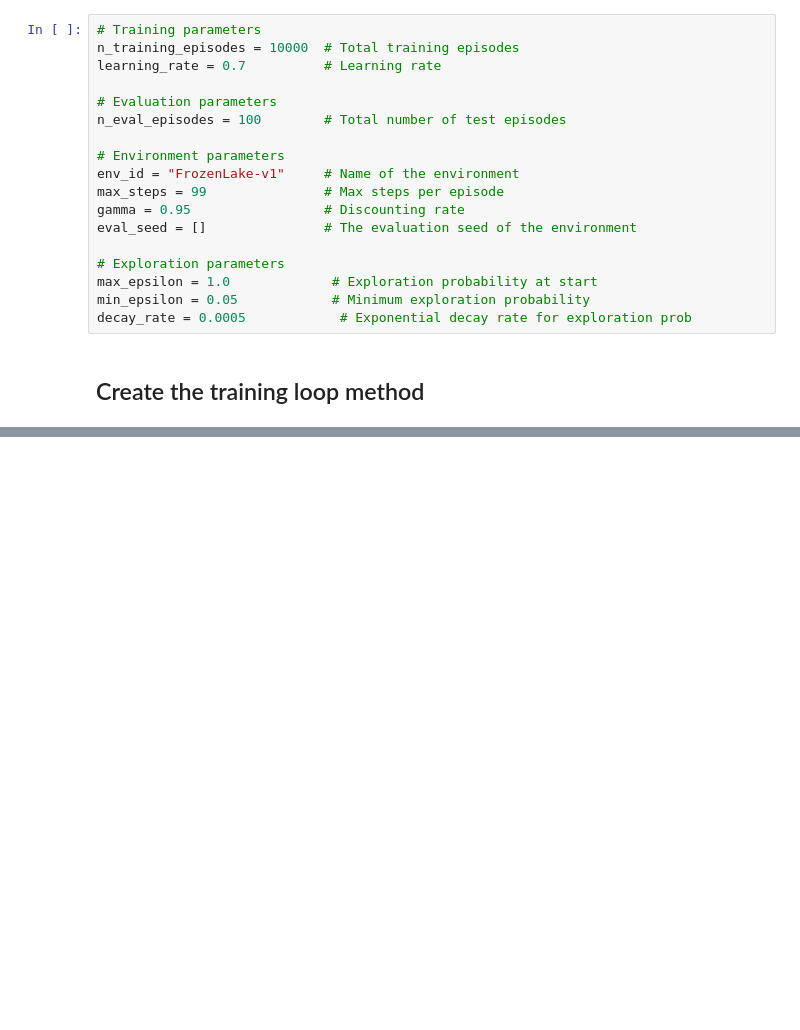
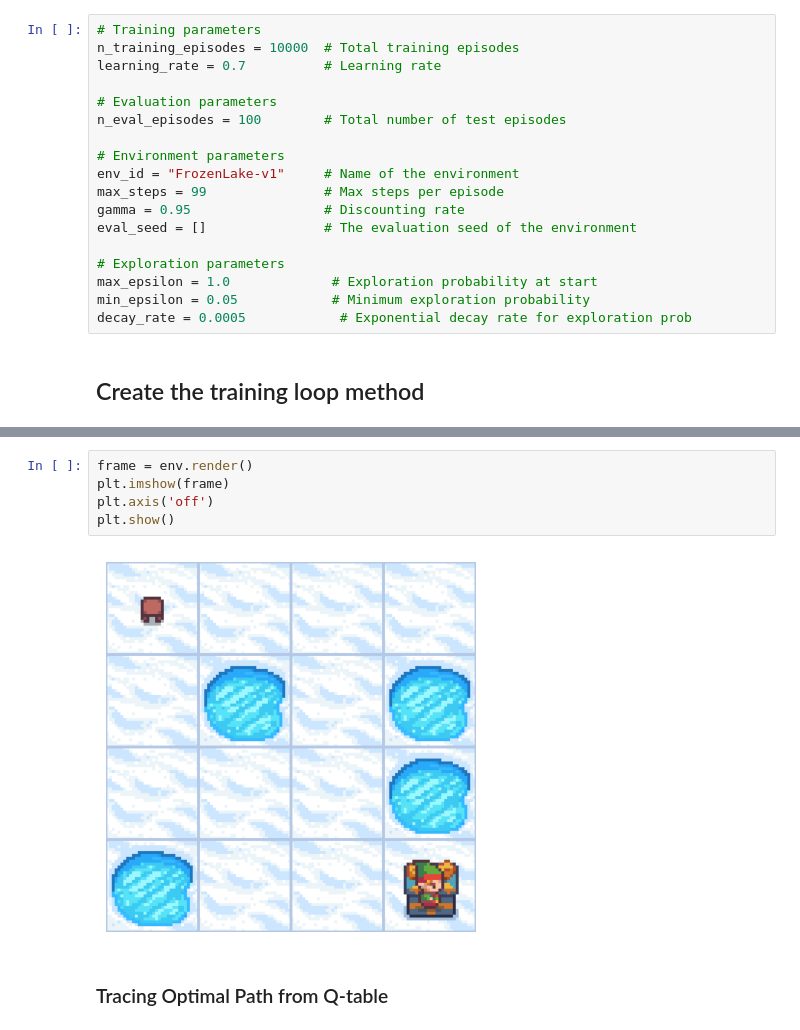
Before and after one commit to NaveenAgrawal20/ReinforcementLearning, a Jupyter notebook: practical/unit2/Q_learning_hands_on.ipynb, the cells around one changed output, grey strips where cells are left out. Saved outputs shown, nothing was run; the diff lists cells and outputs as text; blank space fills up the shorter version.

```diff
--- a/practical/unit2/Q_learning_hands_on.ipynb
+++ b/practical/unit2/Q_learning_hands_on.ipynb
@@ -191,0 +270,9 @@ decay_rate = 0.0005            # Exponential decay rate for exploration prob
+# %%
+frame = env.render()
+plt.imshow(frame)
+plt.axis('off')
+plt.show()
+# %% [output]
+[figure, added]
+# %% [markdown]
+### Tracing Optimal Path from Q-table
```
Also changed, not shown: parts of 22 cells of this notebook.
